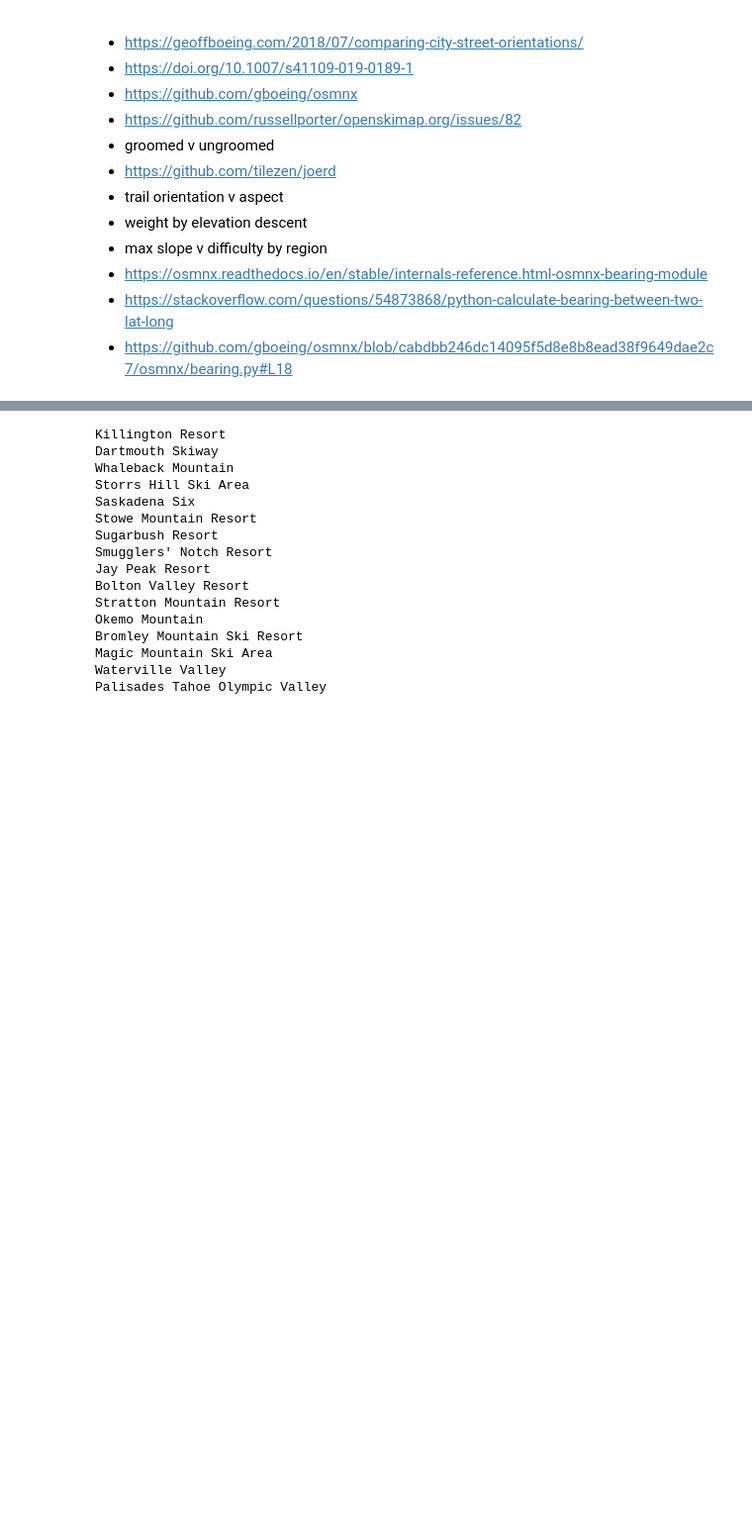
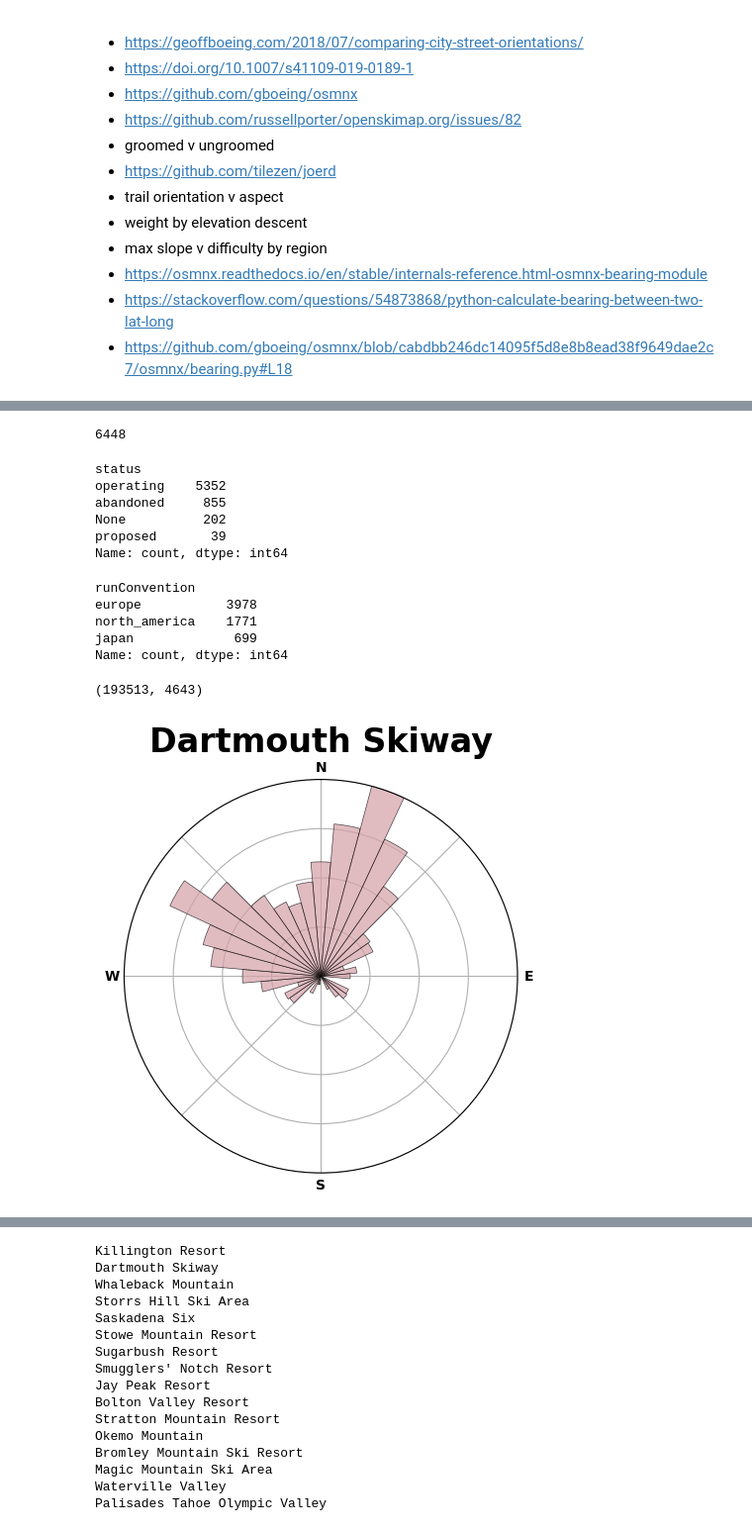
Before and after one commit to dhimmel/ski-bearing-stats, a Jupyter notebook: openskimap-aspects.ipynb, the cells around one changed output, grey strips where cells are left out. Shown at 99% size. Drawn from its saved outputs; the diff is of its cells as text; code cells hidden in the pictures; blank space fills up the shorter version.

Commit message:
run_count

```diff
--- a/openskimap-aspects.ipynb
+++ b/openskimap-aspects.ipynb
@@ -26,0 +21,38 @@ len(runs), len(ski_area_to_runs)
+# %%
+ski_area_df = ski_bearings.utils.load_downhill_ski_areas()
+len(ski_area_df)
+# %% [output]
+6448
+# %%
+ski_area_df.status.value_counts(dropna=False)
+# %% [output]
+status
+operating    5352
+abandoned     855
+None          202
+proposed       39
+Name: count, dtype: int64
+# %%
+ski_area_df.runConvention.value_counts(dropna=False)
+# %% [output]
+runConvention
+europe           3978
+north_america    1771
+japan             699
+Name: count, dtype: int64
+# %%
+runs = ski_bearings.utils.load_runs()
+ski_area_to_runs = ski_bearings.utils.get_ski_area_to_runs(runs)
+len(runs), len(ski_area_to_runs)
+# %% [output]
+(193513, 4643)
+# %%
+ski_area_metadatas = {x["id"]: x for x in ski_area_df.to_dict(orient="records")}
+# %%
+ski_area_id = "74e0060a96e0399ace1b1e5ef5af1e5197a19752"  # Dartmouth Skiway
+graph = ski_bearings.utils.analyze_ski_area(
+    runs=ski_area_to_runs[ski_area_id],
+    ski_area_metadata=ski_area_metadatas[ski_area_id],
+)
+# %% [output]
+[figure, added]
```
Also changed, not shown: parts of 7 cells of this notebook, 1 other file.
